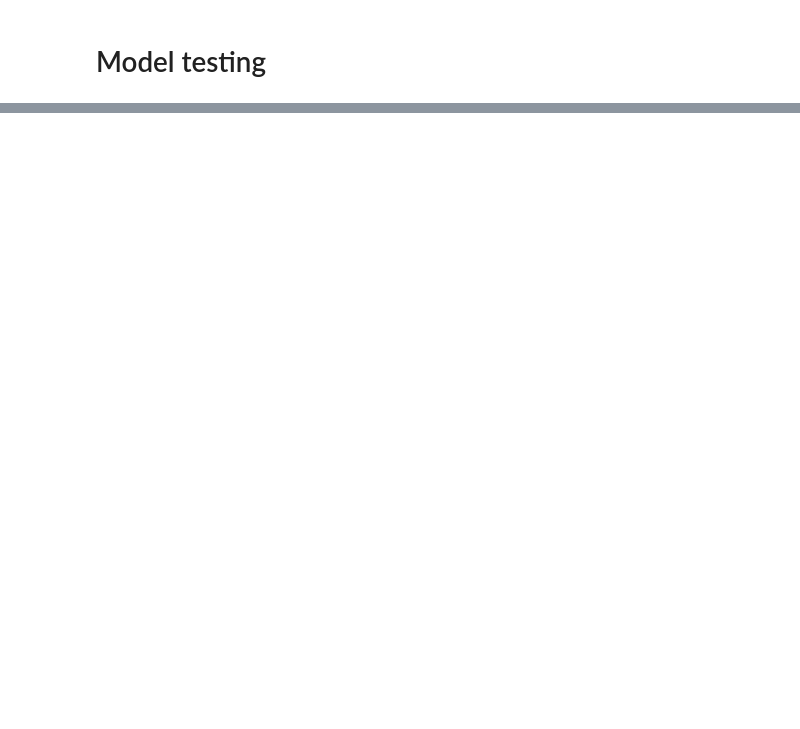
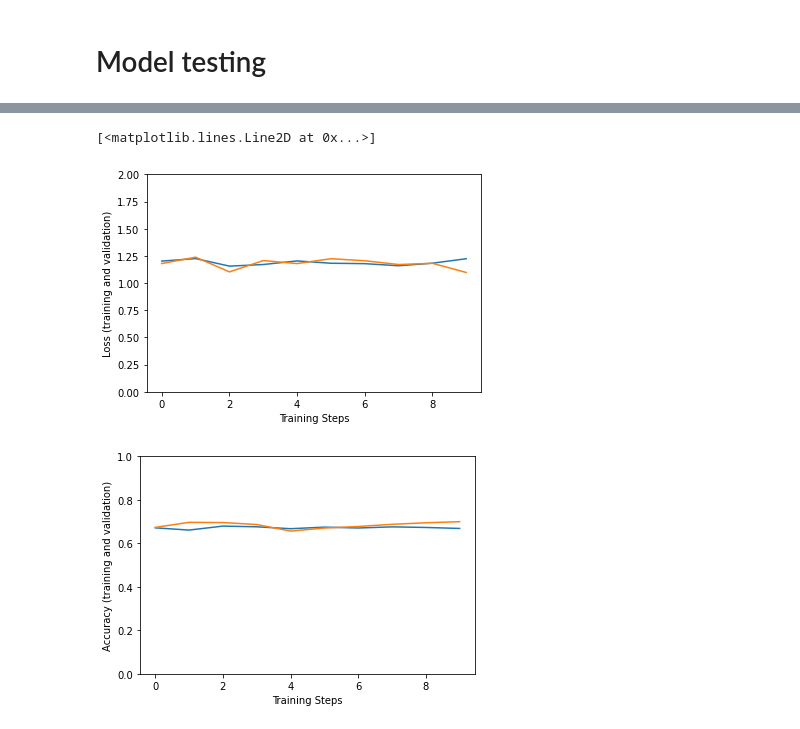
Before and after one commit to amkobee/ADS, a Jupyter notebook: ADS.ipynb, the cells around one changed output, grey strips where cells are left out. Cells and saved outputs as stored; diff of their text form; code cells hidden in the pictures; blank space fills up the shorter version.

```diff
--- a/ADS.ipynb
+++ b/ADS.ipynb
@@ -485,0 +546,12 @@ while i <= img_amount:
+# %%
+feature_extractor_layer = hub.KerasLayer(model_handle, trainable=False)
+# %%
+model = tf.keras.Sequential([
+
+    tf.keras.layers.InputLayer(input_shape=IMAGE_SIZE + (3,)),
+    feature_extractor_layer,
+    tf.keras.layers.Dropout(rate=0.2),
+    tf.keras.layers.Dense(train_generator.num_classes, kernel_regularizer=tf.keras.regularizers.l2(0.0001))
+])
+model.build((None,)+IMAGE_SIZE+(3,))
+model.summary()
@@ -485,0 +573,13 @@ while i <= img_amount:
+# %%
+model.compile(
+  optimizer=tf.keras.optimizers.SGD(lr=0.005, momentum=0.9),
+  loss=tf.keras.losses.CategoricalCrossentropy(from_logits=True, label_smoothing=0.1),
+  metrics=['accuracy'])
+# %%
+steps_per_epoch = train_generator.samples // train_generator.batch_size
+validation_steps = valid_generator.samples // valid_generator.batch_size
+hist = model.fit(
+    train_generator,
+    epochs=10, steps_per_epoch=steps_per_epoch,
+    validation_data=valid_generator,
+    validation_steps=validation_steps).history
@@ -485,0 +607,20 @@ while i <= img_amount:
+# %%
+# Visualizing training results
+
+plt.figure()
+plt.ylabel("Loss (training and validation)")
+plt.xlabel("Training Steps")
+plt.ylim([0,2])
+plt.plot(hist["loss"])
+plt.plot(hist["val_loss"])
+
+plt.figure()
+plt.ylabel("Accuracy (training and validation)")
+plt.xlabel("Training Steps")
+plt.ylim([0,1])
+plt.plot(hist["accuracy"])
+plt.plot(hist["val_accuracy"])
+# %% [output]
+[<matplotlib.lines.Line2D at 0x...>]
+[figure, added]
+[figure, added]
```
Also changed, not shown: parts of 17 cells of this notebook.
